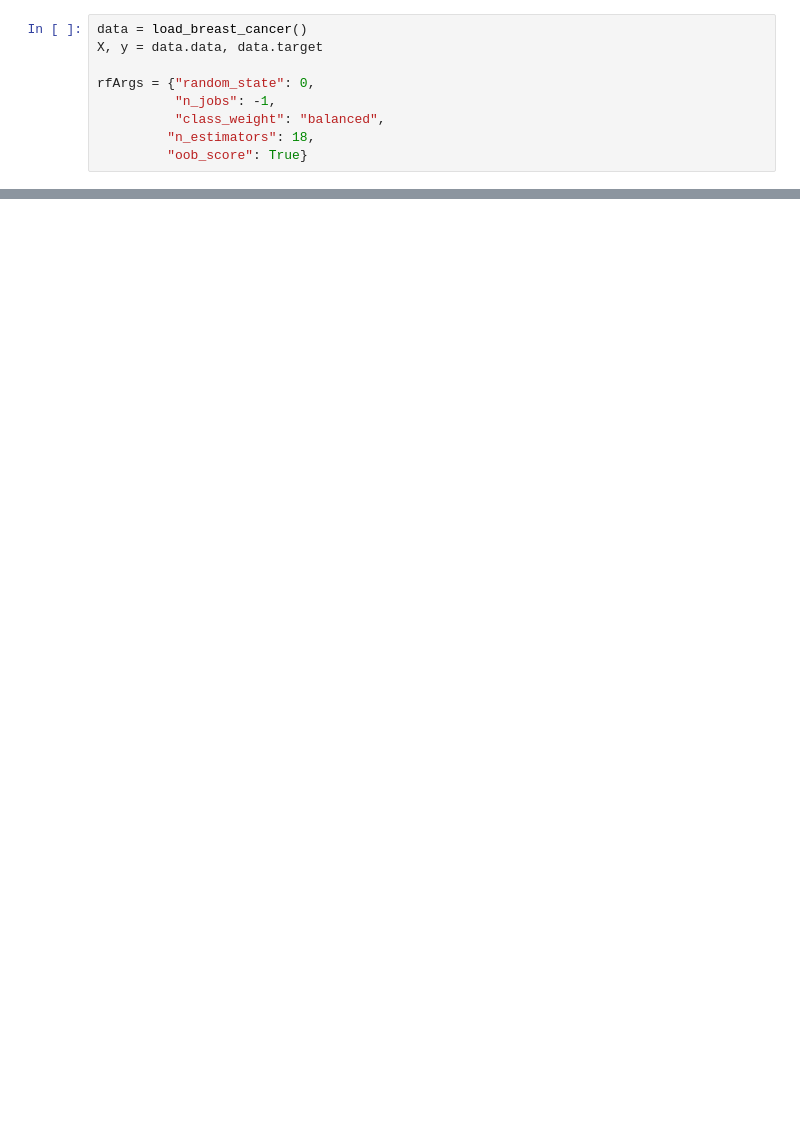
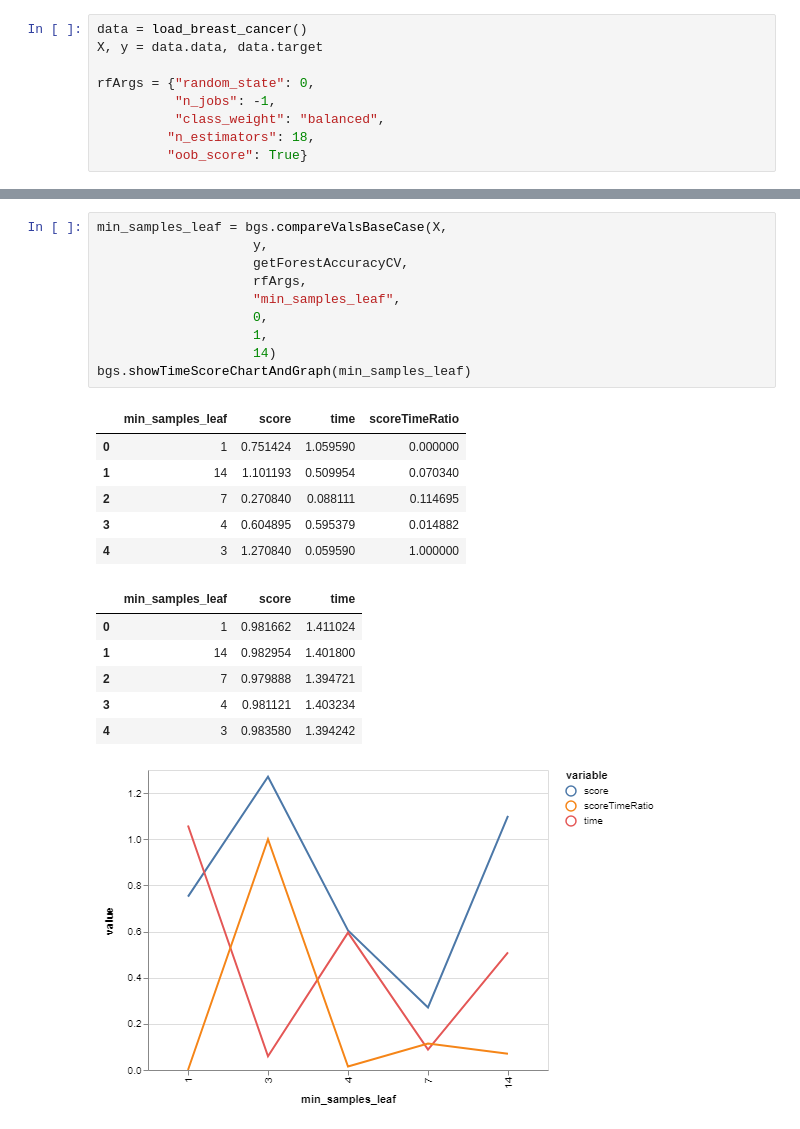
Before and after one commit to mattalhonte/binary-grid-search, a Jupyter notebook: Introspect Trees (Samples).ipynb, the cells around one changed output, grey strips where cells are left out. Saved outputs shown, nothing was run; the diff lists cells and outputs as text; blank space fills up the shorter version.

Commit message:
Got the min_samples_leaf optimizer ready

```diff
--- a/Introspect Trees (Samples).ipynb
+++ b/Introspect Trees (Samples).ipynb
@@ -126,0 +131,24 @@ bgs.showTimeScoreChartAndGraph(min_samples_leaf)
+# %%
+min_samples_leaf = bgs.compareValsBaseCase(X,
+                    y,
+                    getForestAccuracyCV,
+                    rfArgs,
+                    "min_samples_leaf",
+                    0,
+                    1,
+                    14)
+bgs.showTimeScoreChartAndGraph(min_samples_leaf)
+# %% [output]
+|  | min_samples_leaf | score | time | scoreTimeRatio |
+| 0 | 1 | 0.751424 | 1.059590 | 0.000000 |
+| 1 | 14 | 1.101193 | 0.509954 | 0.070340 |
+| 2 | 7 | 0.270840 | 0.088111 | 0.114695 |
+| 3 | 4 | 0.604895 | 0.595379 | 0.014882 |
+| 4 | 3 | 1.270840 | 0.059590 | 1.000000 |
+|  | min_samples_leaf | score | time |
+| 0 | 1 | 0.981662 | 1.411024 |
+| 1 | 14 | 0.982954 | 1.401800 |
+| 2 | 7 | 0.979888 | 1.394721 |
+| 3 | 4 | 0.981121 | 1.403234 |
+| 4 | 3 | 0.983580 | 1.394242 |
+[figure, added]
```
Also changed, not shown: parts of 7 cells of this notebook.
